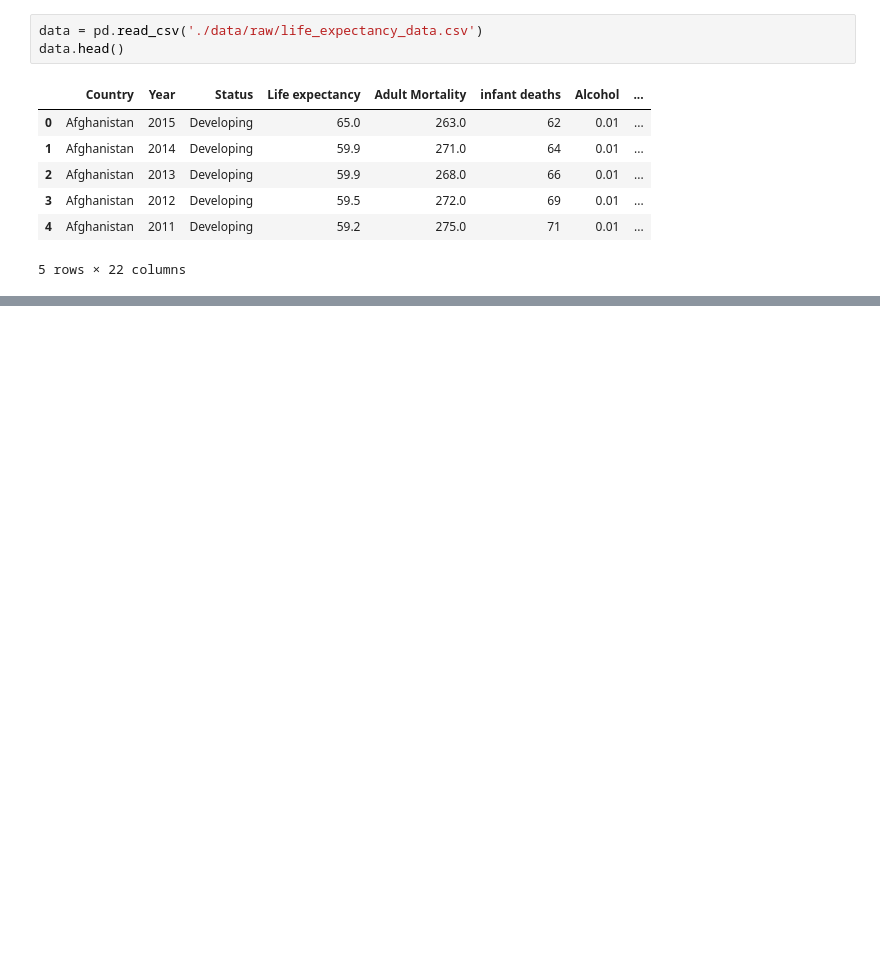
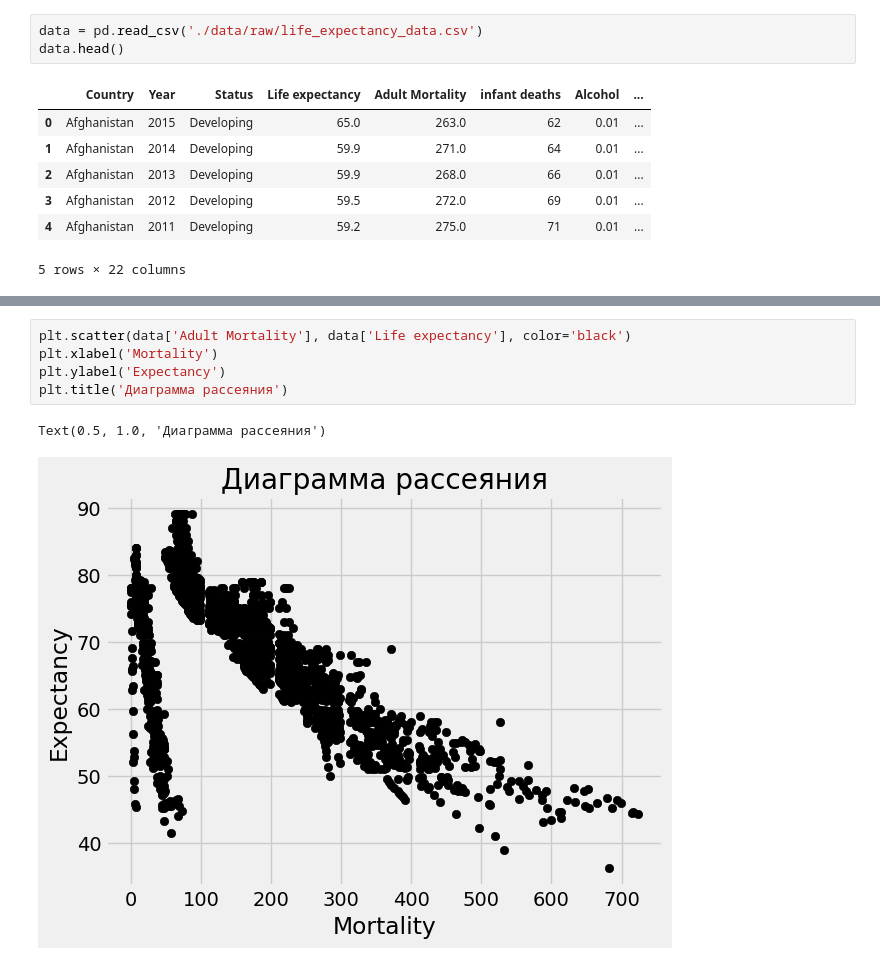
Before and after one commit to LlirikOknessu/tpu-8e22-ML-course, a Jupyter notebook: Shtefan/Untitled.ipynb, the cells around one changed output, grey strips where cells are left out. Cells and saved outputs as stored; diff of their text form; blank space fills up the shorter version.

```diff
--- a/Shtefan/Untitled.ipynb
+++ b/Shtefan/Untitled.ipynb
@@ -87,0 +130,8 @@ array(['Afghanistan', 'Albania', 'Algeria', 'Angola',
+# %%
+plt.scatter(data['Adult Mortality'], data['Life expectancy'], color='black')
+plt.xlabel('Mortality')
+plt.ylabel('Expectancy')
+plt.title('Диаграмма рассеяния')
+# %% [output]
+Text(0.5, 1.0, 'Диаграмма рассеяния')
+[figure, added]
```
Also changed, not shown: parts of 19 cells of this notebook, 1 other file.
